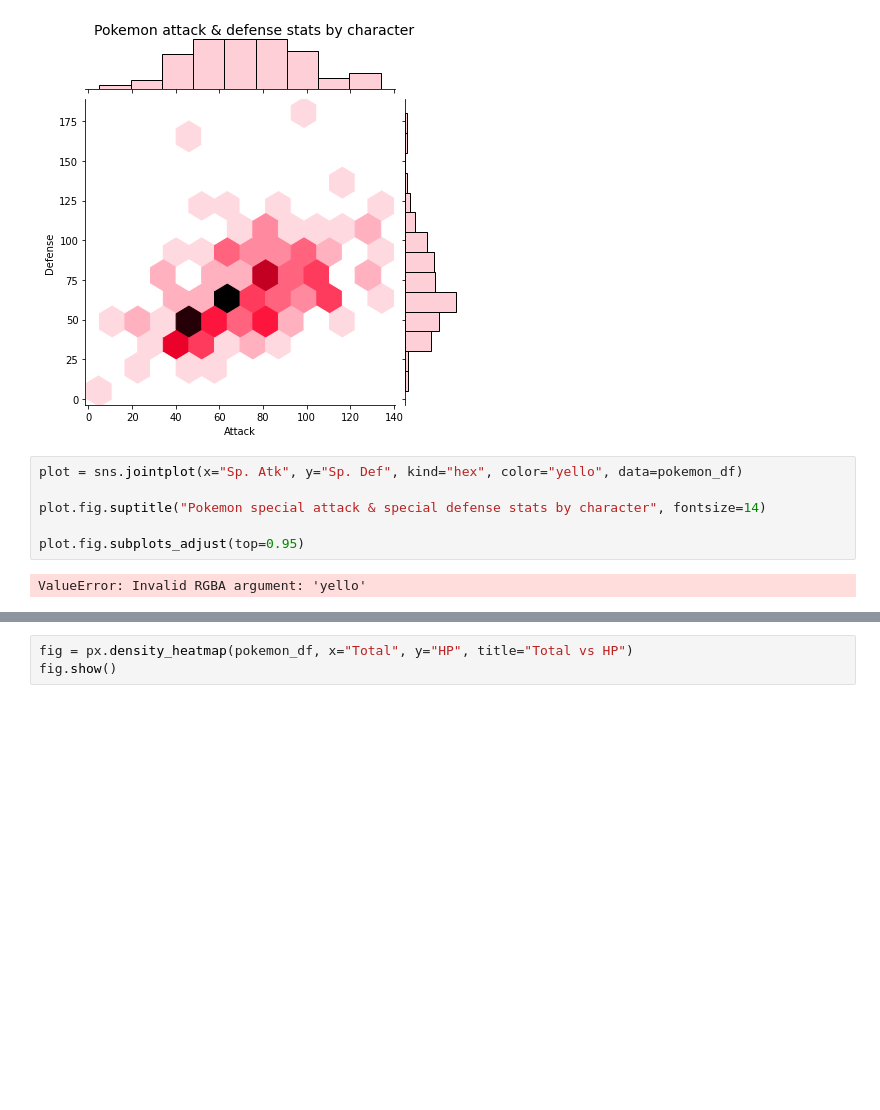
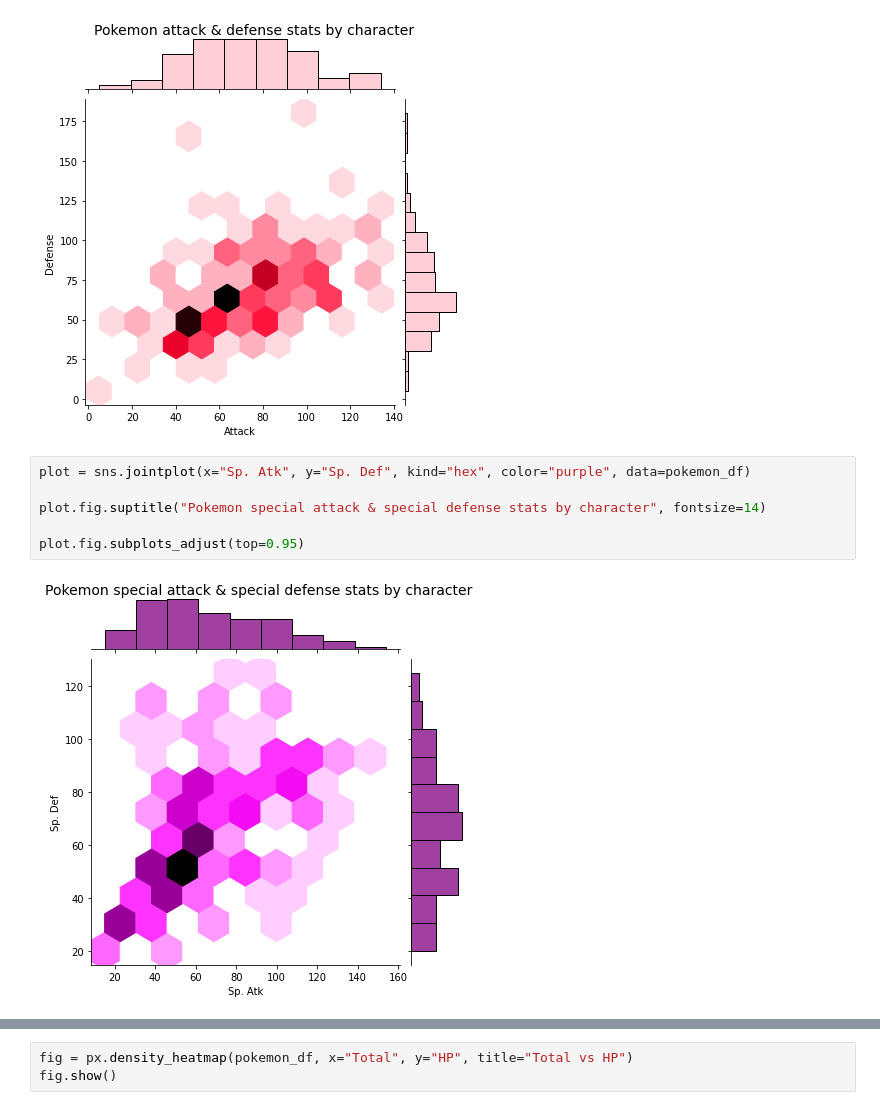
Before and after one commit to ohitsmekatie/pokemon-dataviz, a Jupyter notebook: viz-practice.ipynb, the cells around one changed output, grey strips where cells are left out. Drawn from its saved outputs; the diff is of its cells as text; blank space fills up the shorter version.

```diff
--- a/viz-practice.ipynb
+++ b/viz-practice.ipynb
@@ -27,14 +27,14 @@ plot.fig.suptitle("Pokemon attack & defense stats by character", fontsize=14)
 plot.fig.subplots_adjust(top=0.95)
 # %% [output]
 [figure]
-# %%
-plot = sns.jointplot(x="Sp. Atk", y="Sp. Def", kind="hex", color="yello", data=pokemon_df)
-
-plot.fig.suptitle("Pokemon special attack & special defense stats by character", fontsize=14)
-
-plot.fig.subplots_adjust(top=0.95)
-# %% [output]
-ValueError: Invalid RGBA argument: 'yello'
+# %%
+plot = sns.jointplot(x="Sp. Atk", y="Sp. Def", kind="hex", color="purple", data=pokemon_df)
+
+plot.fig.suptitle("Pokemon special attack & special defense stats by character", fontsize=14)
+
+plot.fig.subplots_adjust(top=0.95)
+# %% [output]
+[figure, added]
 # %%
 # get count by type, convert to dataframe & reset index so columns can be renamed
 type_1_counts = pokemon_df["Type 1"].value_counts()
```
Also changed, not shown: parts of 3 cells of this notebook.
